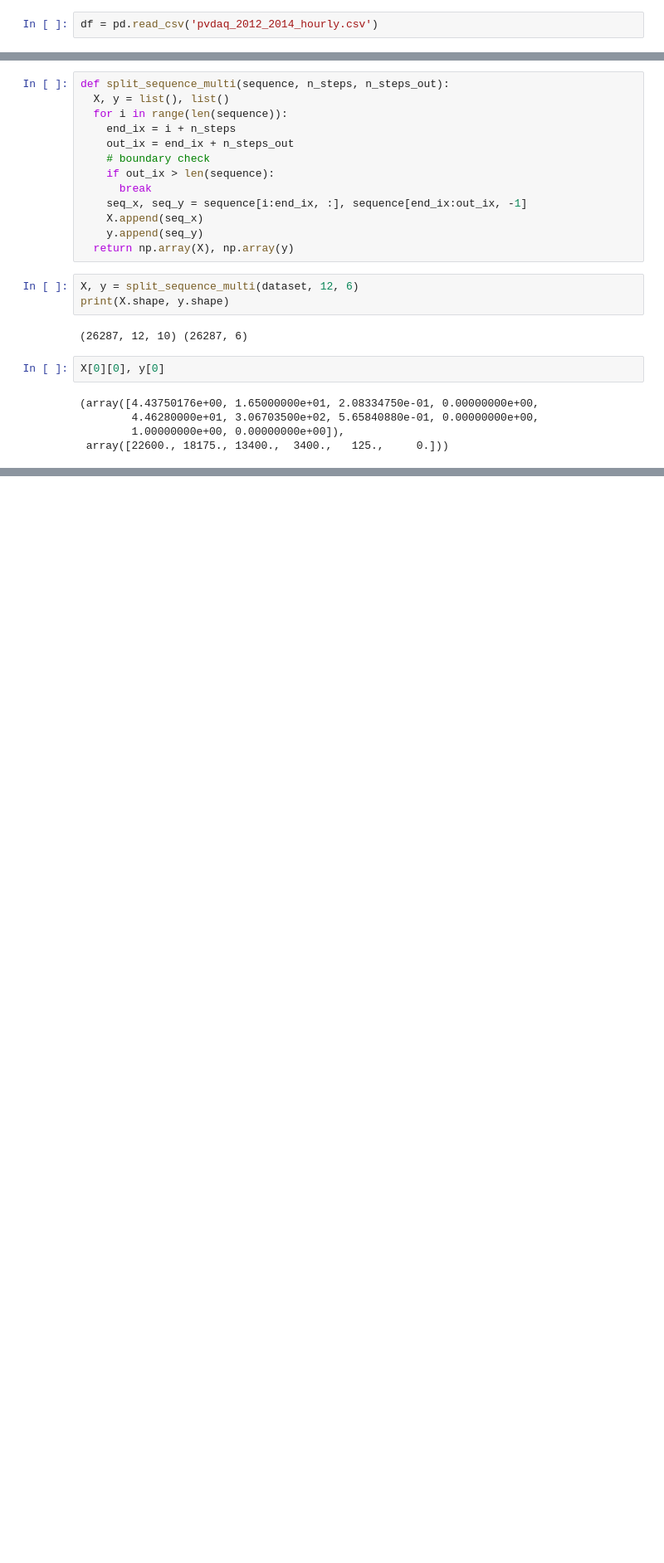
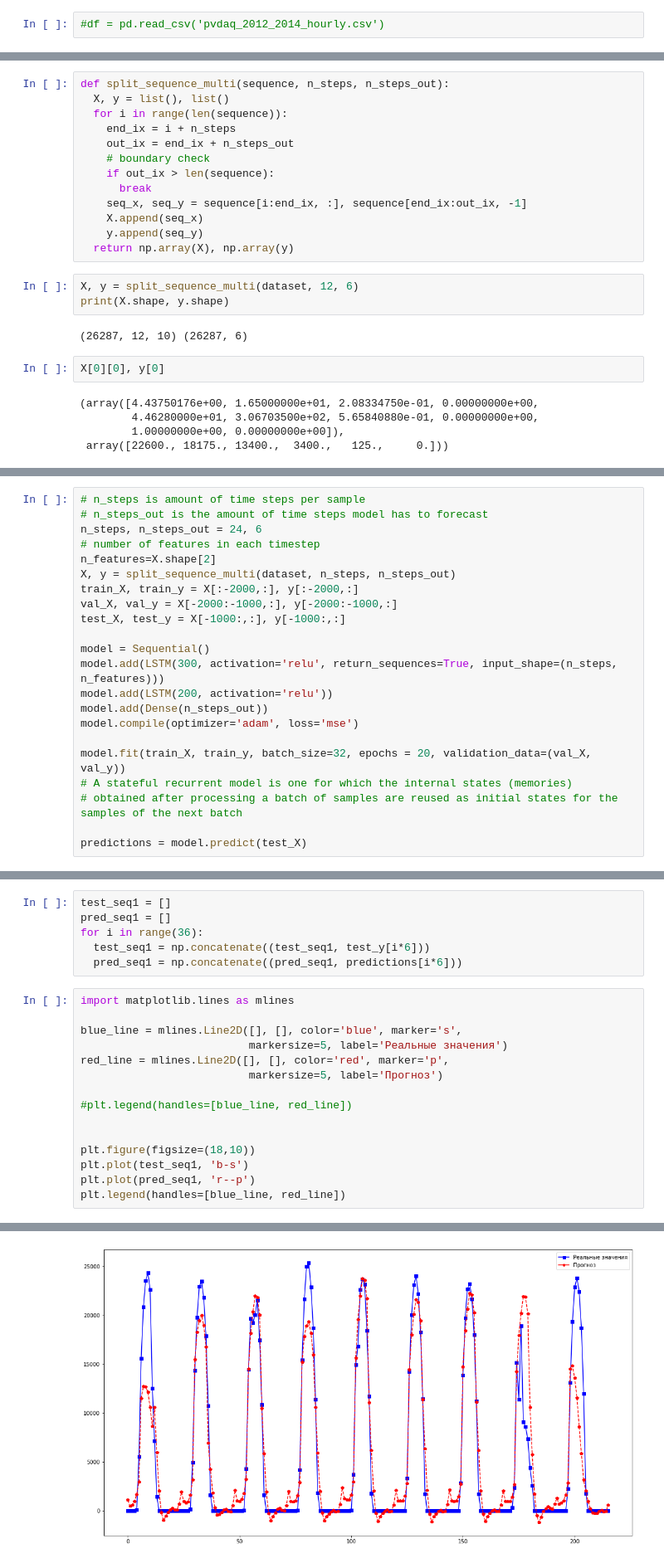
Before and after one commit to irutheu/LSTM-power-forecasting, a Jupyter notebook: Forecasting_model.ipynb, the cells around one changed output, grey strips where cells are left out. Shown at 83% size. Saved outputs shown, nothing was run; the diff lists cells and outputs as text; blank space fills up the shorter version.

```diff
--- a/Forecasting_model.ipynb
+++ b/Forecasting_model.ipynb
@@ -14,7 +16,7 @@ Using TensorFlow backend.
 # %%
 df = pd.read_csv('pvdaq_2012_2014_hourly.csv', header=0, infer_datetime_format=True, parse_dates=['Date-Time'], index_col=['Date-Time'])
 # %%
-df = pd.read_csv('pvdaq_2012_2014_hourly.csv')
+#df = pd.read_csv('pvdaq_2012_2014_hourly.csv')
 # %%
 df.dtypes
 # %% [output]
@@ -170,0 +135,22 @@ X.shape, y.shape
+# %%
+# n_steps is amount of time steps per sample
+# n_steps_out is the amount of time steps model has to forecast
+n_steps, n_steps_out = 24, 6
+# number of features in each timestep
+n_features=X.shape[2]
+X, y = split_sequence_multi(dataset, n_steps, n_steps_out)
+train_X, train_y = X[:-2000,:], y[:-2000,:]
+val_X, val_y = X[-2000:-1000,:], y[-2000:-1000,:]
+test_X, test_y = X[-1000:,:], y[-1000:,:]
+
+model = Sequential()
+model.add(LSTM(300, activation='relu', return_sequences=True, input_shape=(n_steps, n_features)))
+model.add(LSTM(200, activation='relu'))
+model.add(Dense(n_steps_out))
+model.compile(optimizer='adam', loss='mse')
+
+model.fit(train_X, train_y, batch_size=32, epochs = 20, validation_data=(val_X, val_y))
+# A stateful recurrent model is one for which the internal states (memories)
+# obtained after processing a batch of samples are reused as initial states for the samples of the next batch
+
+predictions = model.predict(test_X)
@@ -205,0 +232,22 @@ prediction1
+# %%
+test_seq1 = []
+pred_seq1 = []
+for i in range(36):
+  test_seq1 = np.concatenate((test_seq1, test_y[i*6]))
+  pred_seq1 = np.concatenate((pred_seq1, predictions[i*6]))
+# %%
+import matplotlib.lines as mlines
+
+blue_line = mlines.Line2D([], [], color='blue', marker='s',
+                          markersize=5, label='Реальные значения')
+red_line = mlines.Line2D([], [], color='red', marker='p',
+                          markersize=5, label='Прогноз')
+
+#plt.legend(handles=[blue_line, red_line])
+
+
+plt.figure(figsize=(18,10))
+plt.plot(test_seq1, 'b-s')
+plt.plot(pred_seq1, 'r--p')
+plt.legend(handles=[blue_line, red_line])
+# %% [output]
@@ -205,0 +255 @@ prediction1
+[figure, added]
```
Also changed, not shown: parts of 12 cells of this notebook, 1 other file.
